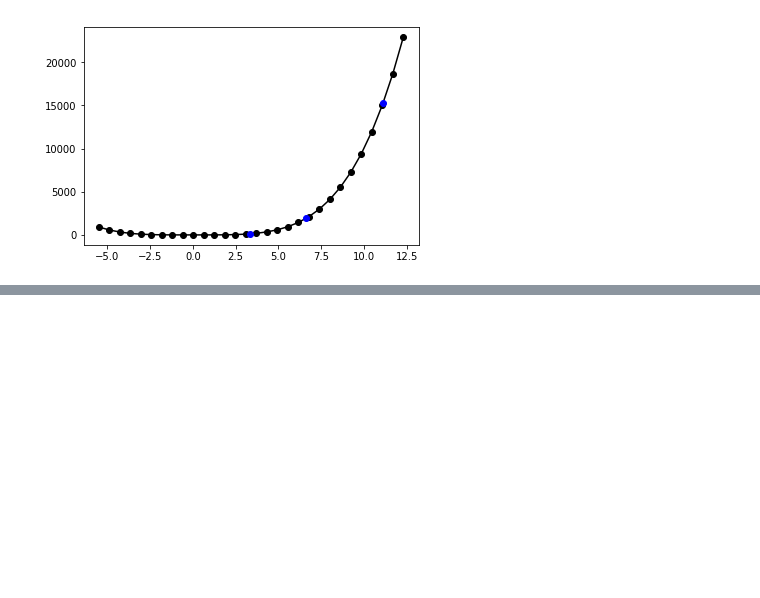
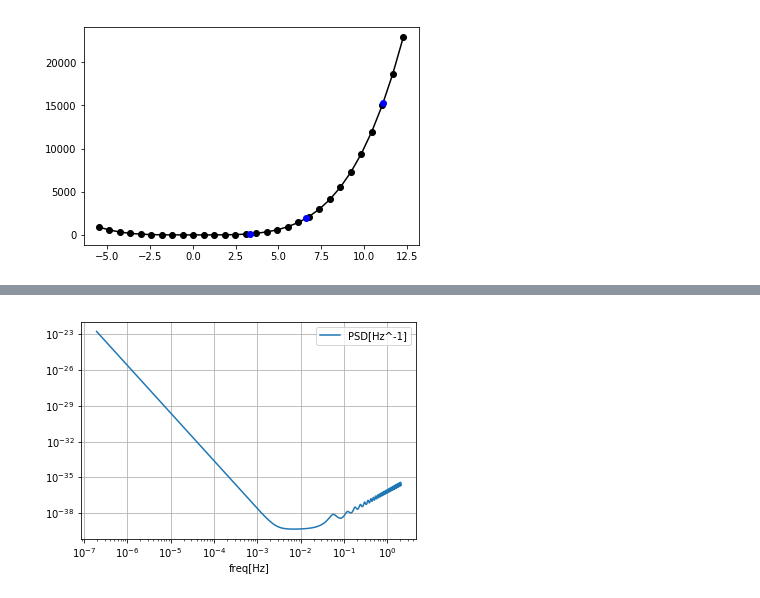
Before and after one commit to gabella/exoplanetsMath, a Jupyter notebook: python/GWStrainPlotsSNR.ipynb, the cells around one changed output, grey strips where cells are left out. Cells and saved outputs as stored; diff of their text form; code cells hidden in the pictures; blank space fills up the shorter version.

```diff
--- a/python/GWStrainPlotsSNR.ipynb
+++ b/python/GWStrainPlotsSNR.ipynb
@@ -363,0 +366,6 @@ SyntaxError: unexpected EOF while parsing (<ipython-input-25-65a7d30be163>, line
+# %%
+# Append the PSD, per root Hz.  What we need for the SNR**2 formualae.
+larsonASD['PSD[Hz^-1]'] = larsonASD['ASD[Hz^-1/2]']**2
+bx = larsonASD.plot(x = 'freq[Hz]', y = 'PSD[Hz^-1]', logy=True, logx=True, grid=True)
+# %% [output]
+[figure, added]
```
Also changed, not shown: parts of 13 cells of this notebook, 8 other files.
